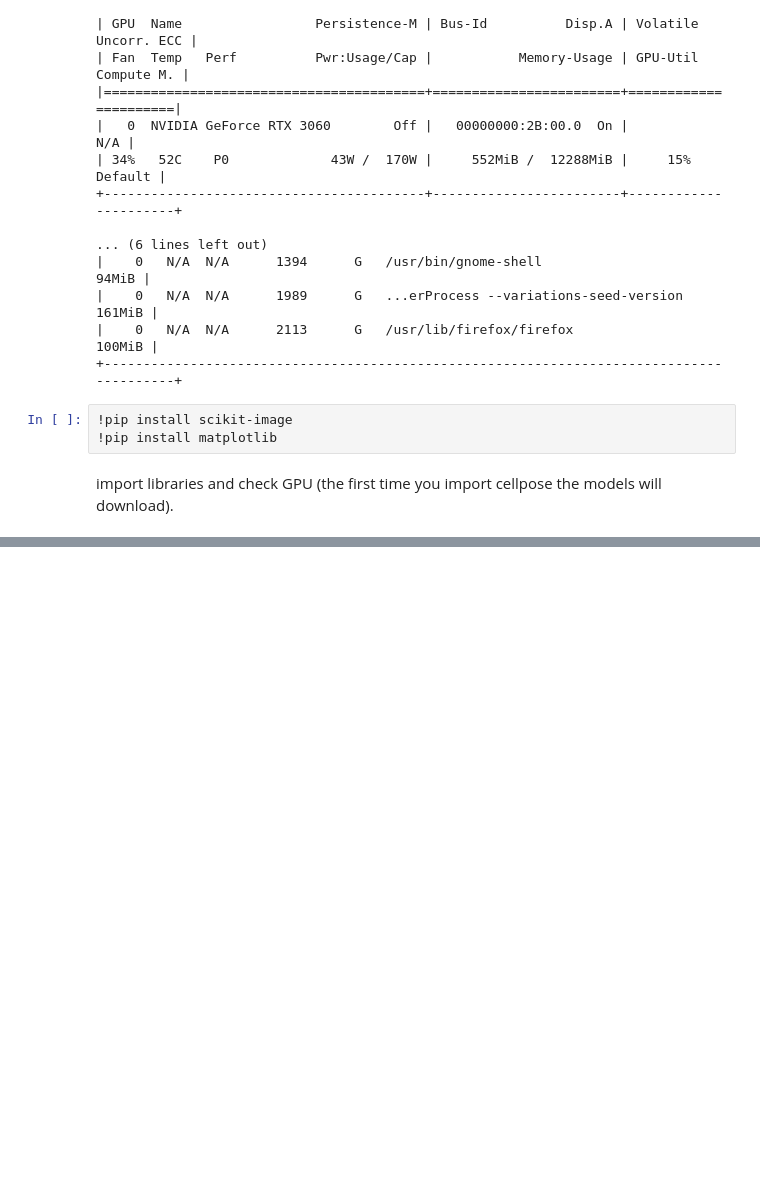
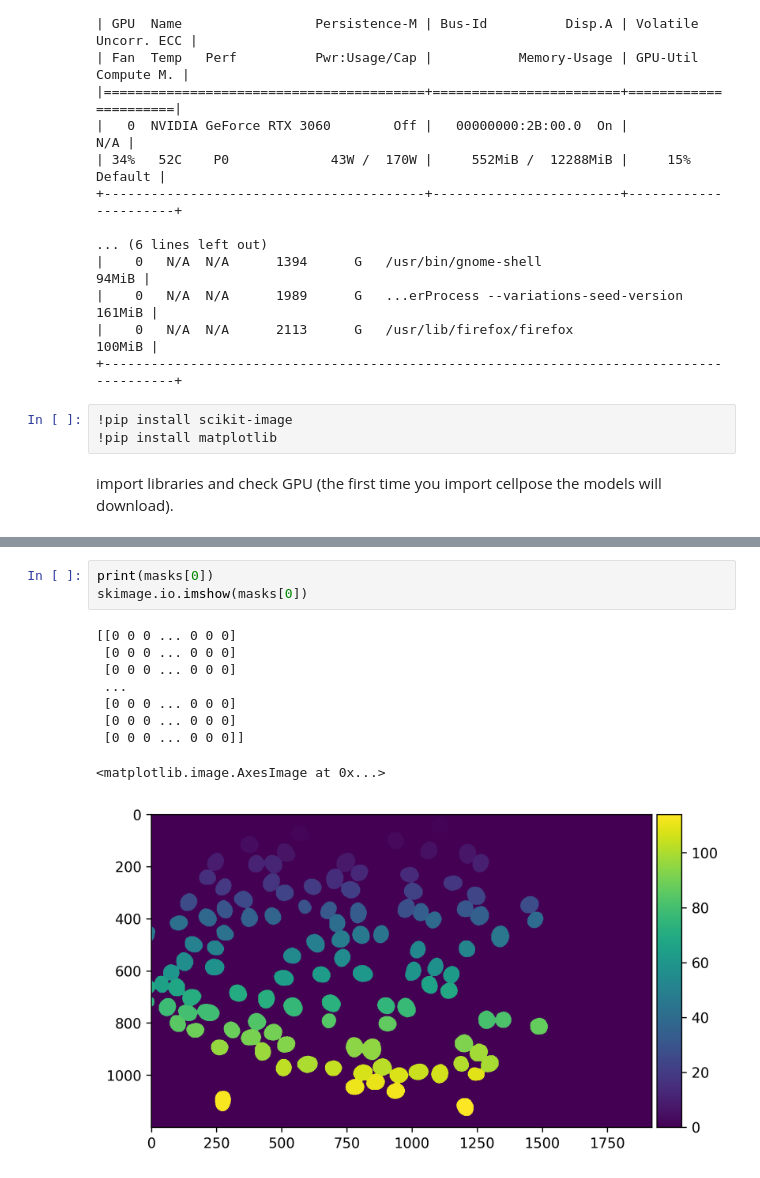
Before and after one commit to duardoliveiras/soya-analysis, a Jupyter notebook: cellpose.ipynb, the cells around one changed output, grey strips where cells are left out. Drawn from its saved outputs; the diff is of its cells as text; blank space fills up the shorter version.

```diff
--- a/cellpose.ipynb
+++ b/cellpose.ipynb
@@ -161,3 +163,16 @@ for idx in range(1):
+# %%
+print(masks[0])
+skimage.io.imshow(masks[0])
+# %% [output]
+[[0 0 0 ... 0 0 0]
+ [0 0 0 ... 0 0 0]
+ [0 0 0 ... 0 0 0]
+ ...
+ [0 0 0 ... 0 0 0]
+ [0 0 0 ... 0 0 0]
+ [0 0 0 ... 0 0 0]]
+<matplotlib.image.AxesImage at 0x...>
+[figure, added]
 # %%
 import cv2
 import numpy as np
```
Also changed, not shown: parts of 5 cells of this notebook, 5 other files.
